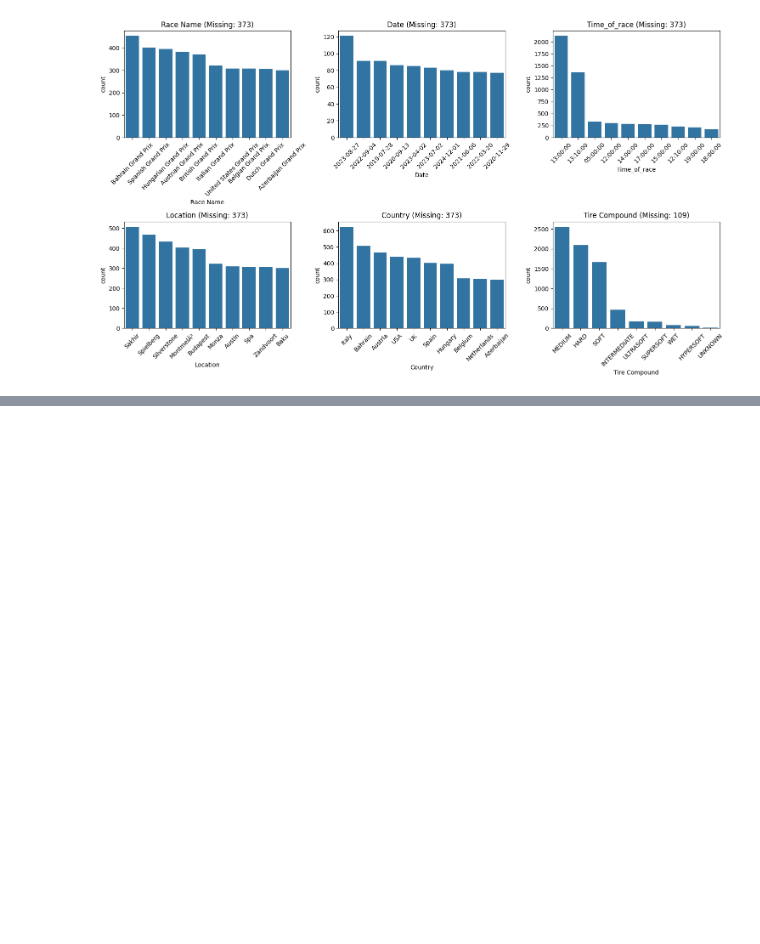
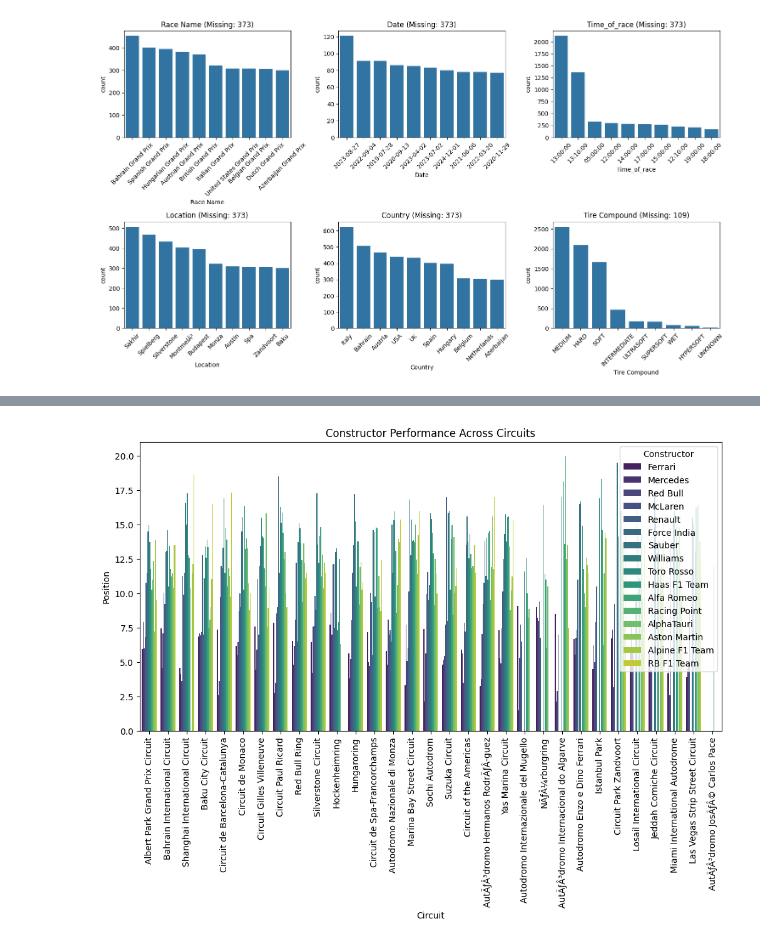
Before and after one commit to danisharain12/Predicting-F1-Champion-2025, a Jupyter notebook: Predicting F1 Champion 2025.ipynb, the cells around one changed output, grey strips where cells are left out. Cells and saved outputs as stored; diff of their text form; code cells hidden in the pictures; blank space fills up the shorter version.

```diff
--- a/Predicting F1 Champion 2025.ipynb
+++ b/Predicting F1 Champion 2025.ipynb
@@ -311,0 +346,8 @@ df[df.isna().any(axis=1)].head(50)
+# %%
+plt.figure(figsize=(12, 6))
+sns.barplot(data=df, x='Circuit', y='Position', hue='Constructor', ci=False, palette='viridis')
+plt.title('Constructor Performance Across Circuits')
+plt.xticks(rotation=90)
+plt.show()
+# %% [output]
+[figure, added]
```
Also changed, not shown: parts of 28 cells of this notebook.
